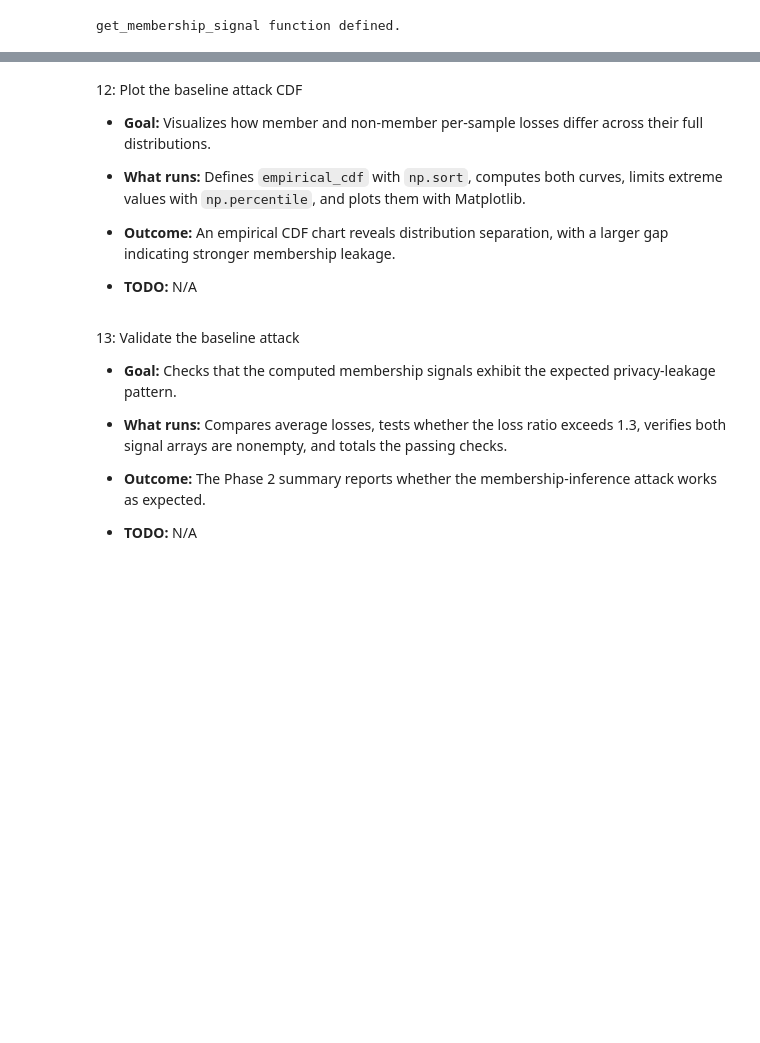
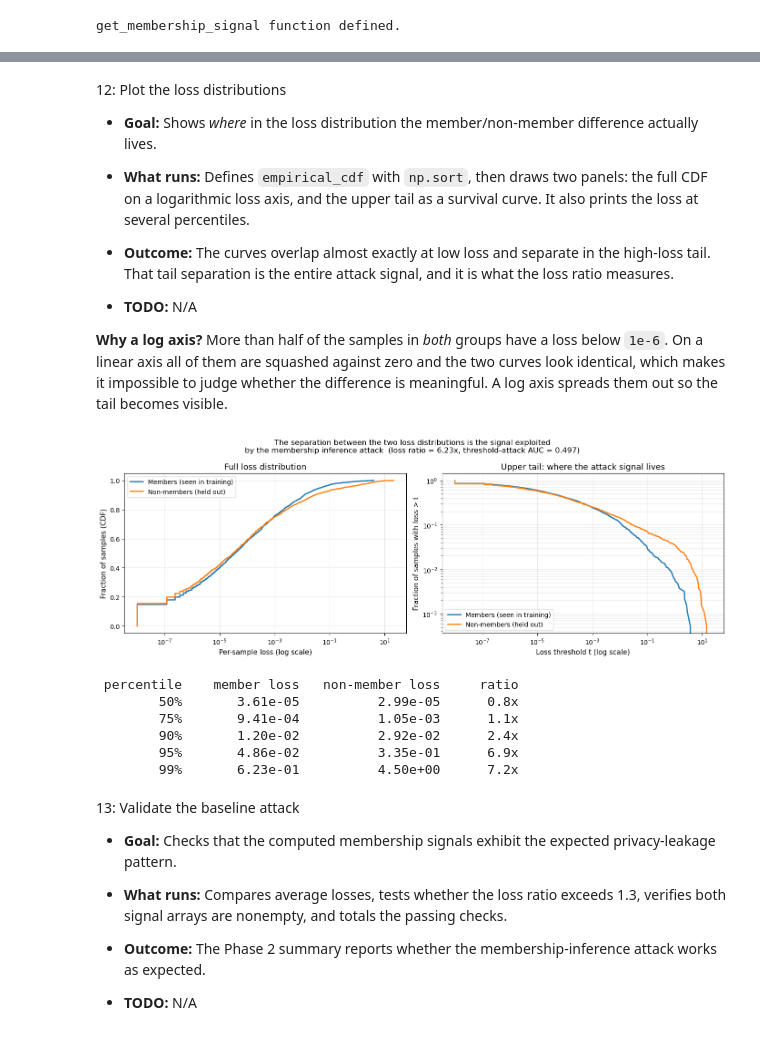
Before and after one commit to xuyeliu/Summer-School-Tutorial-Lab, a Jupyter notebook: privacy_lab_solution.ipynb, the cells around one changed output, grey strips where cells are left out. Drawn from its saved outputs; the diff is of its cells as text; code cells hidden in the pictures; blank space fills up the shorter version.

```diff
--- a/privacy_lab_solution.ipynb
+++ b/privacy_lab_solution.ipynb
@@ -524,33 +593,71 @@ This means the model treats its training data measurably differently!
 # %% [markdown]
-12: Plot the baseline attack CDF
+12: Plot the loss distributions
 
-- **Goal:** Visualizes how member and non-member per-sample losses differ across their full distributions.
+- **Goal:** Shows *where* in the loss distribution the member/non-member difference actually lives.
 
-- **What runs:** Defines `empirical_cdf` with `np.sort`, computes both curves, limits extreme values with `np.percentile`, and plots them with Matplotlib.
+- **What runs:** Defines `empirical_cdf` with `np.sort`, then draws two panels: the full CDF on a logarithmic loss axis, and the upper tail as a survival curve. It also prints the loss at several percentiles.
 
-- **Outcome:** An empirical CDF chart reveals distribution separation, with a larger gap indicating stronger membership leakage.
+- **Outcome:** The curves overlap almost exactly at low loss and separate in the high-loss tail. That tail separation is the entire attack signal, and it is what the loss ratio measures.
 
 - **TODO:** N/A
+
+**Why a log axis?** More than half of the samples in *both* groups have a loss below `1e-6`. On a linear axis all of them are squashed against zero and the two curves look identical, which makes it impossible to judge whether the difference is meaningful. A log axis spreads them out so the tail becomes visible.
 # %%
 def empirical_cdf(values):
     x = np.sort(values)
     y = np.arange(1, len(x) + 1) / len(x)   # 1/n, 2/n, ..., 1
     return x, y
 
-plt.figure(figsize=(8, 5))
-x_m, y_m = empirical_cdf(member_signals)
-x_nm, y_nm = empirical_cdf(nonmember_signals)
-plt.plot(x_m, y_m, linewidth=2, label='Members (in)')
-plt.plot(x_nm, y_nm, linewidth=2, label='Non-members (out)')
+# Losses span many orders of magnitude and some are exactly 0, so we clip at a small
+# floor to keep the logarithmic axis finite.
+LOSS_FLOOR = 1e-8
+x_m, y_m = empirical_cdf(np.maximum(member_signals, LOSS_FLOOR))
+x_nm, y_nm = empirical_cdf(np.maximum(nonmember_signals, LOSS_FLOOR))
 
-x_max = np.percentile(np.concatenate([member_signals, nonmember_signals]), 99)
-plt.xlim(0, x_max)
-plt.legend(fontsize=12)
-plt.xlabel('Per-sample loss  (= -log confidence; lower = more confident)', fontsize=12)
-plt.ylabel('Fraction of samples (CDF)', fontsize=12)
-plt.title(f'MIA Signal: members are more confident (AUC = {mia_auc:.3f})', fontsize=13)
+fig, (ax1, ax2) = plt.subplots(1, 2, figsize=(14, 5))
+
+ax1.plot(x_m, y_m, linewidth=2, label='Members (seen in training)')
+ax1.plot(x_nm, y_nm, linewidth=2, label='Non-members (held out)')
+ax1.set_xscale('log')
+ax1.set_xlabel('Per-sample loss (log scale)', fontsize=11)
+ax1.set_ylabel('Fraction of samples (CDF)', fontsize=11)
+ax1.set_title('Full loss distribution', fontsize=13)
+ax1.legend(fontsize=10, loc='upper left')
+ax1.grid(True, alpha=0.3)
+
+# The survival curve 1 - CDF zooms into the high-loss tail, which is where the two
+# groups actually differ: "what fraction of each group has loss above t?"
+ax2.plot(x_m, 1 - y_m, linewidth=2, label='Members (seen in training)')
+ax2.plot(x_nm, 1 - y_nm, linewidth=2, label='Non-members (held out)')
+ax2.set_xscale('log')
+ax2.set_yscale('log')
+ax2.set_xlabel('Loss threshold t (log scale)', fontsize=11)
+ax2.set_ylabel('Fraction of samples with loss > t', fontsize=11)
+ax2.set_title('Upper tail: where the attack signal lives', fontsize=13)
+ax2.legend(fontsize=10, loc='lower left')
+ax2.grid(True, alpha=0.3, which='both')
+
+plt.suptitle('The separation between the two loss distributions is the signal exploited\n'
+             f'by the membership inference attack  '
+             f'(loss ratio = {loss_ratio:.2f}x, threshold-attack AUC = {mia_auc:.3f})',
+             fontsize=12)
 plt.tight_layout()
 plt.show()
+
+# Quantify the separation: identical in the bulk, far apart in the tail.
+print(f"{'percentile':>11}  {'member loss':>13}  {'non-member loss':>16}  {'ratio':>8}")
+for q in [50, 75, 90, 95, 99]:
+    q_m = np.percentile(member_signals, q)
+    q_nm = np.percentile(nonmember_signals, q)
+    print(f"{q:>10}%  {q_m:>13.2e}  {q_nm:>16.2e}  {q_nm / max(q_m, 1e-12):>7.1f}x")
+# %% [output]
+[figure, added]
+ percentile    member loss   non-member loss     ratio
+        50%       3.61e-05          2.99e-05      0.8x
+        75%       9.41e-04          1.05e-03      1.1x
+        90%       1.20e-02          2.92e-02      2.4x
+        95%       4.86e-02          3.35e-01      6.9x
+        99%       6.23e-01          4.50e+00      7.2x
 # %% [markdown]
 13: Validate the baseline attack
 
```
Also changed, not shown: parts of 38 cells of this notebook, 19 other files.
